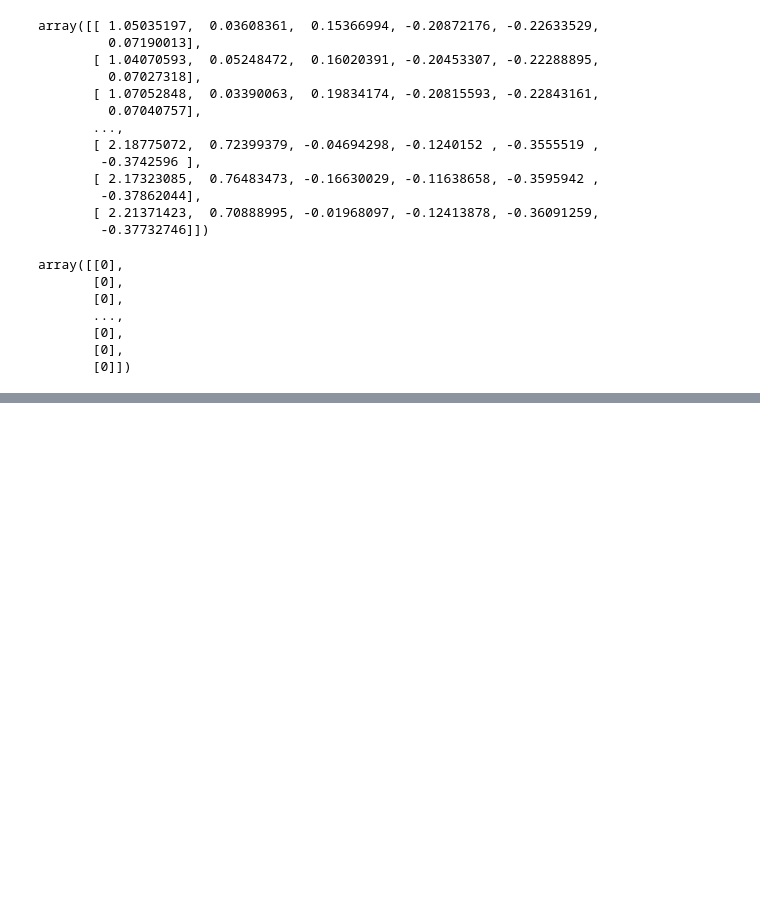
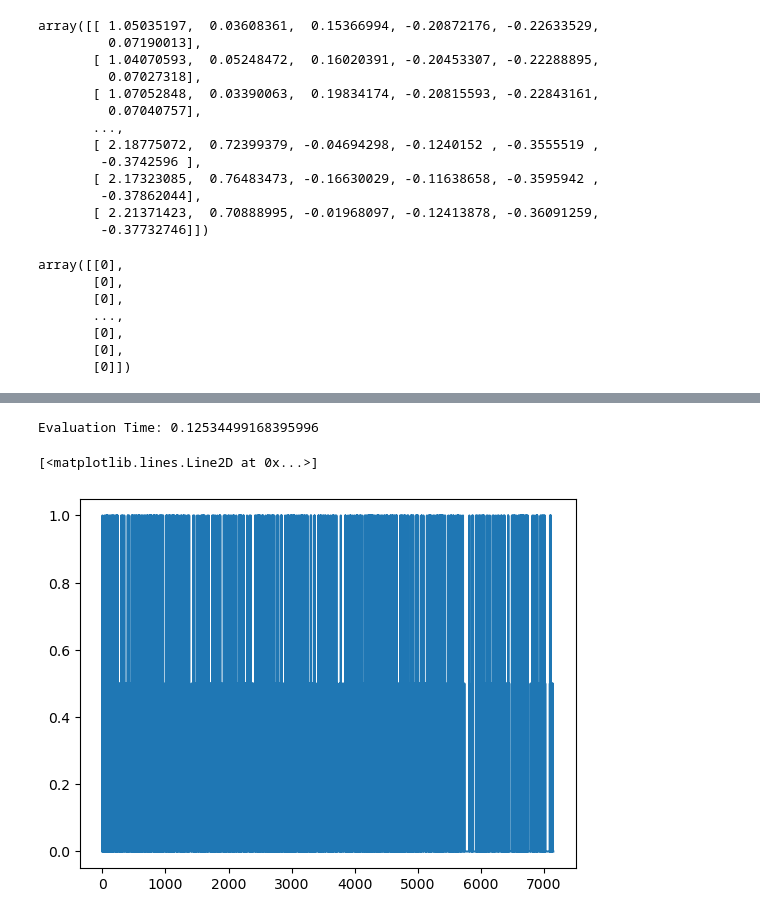
Before and after one commit to Rehan080374/panda_research, a Jupyter notebook: neural network.ipynb, the cells around one changed output, grey strips where cells are left out. Cells and saved outputs as stored; diff of their text form; code cells hidden in the pictures; blank space fills up the shorter version.

```diff
--- a/neural network.ipynb
+++ b/neural network.ipynb
@@ -83,0 +66,6 @@ print(y_test.shape)
+# %%
+scaler = MinMaxScaler()
+X1= scaler.fit_transform(X)
+x1 = scaler.transform(X1)
+
+print(X1.shape)
@@ -83,0 +74,8 @@ print(y_test.shape)
+# %%
+sc = MinMaxScaler()
+
+y1= sc.fit_transform(y.reshape(-1,1))
+#y1 = sc.transform(y1)
+
+
+print(y1.shape)
@@ -264,26 +307,22 @@ def train(train_loader, learn_rate, hidden_dim=256, EPOCHS=5, model_type="GRU"):
     print("Total Training Time: {} seconds".format(str(sum(epoch_times))))
     return model
 # %%
-def evaluate(model, test_x, test_y, label_scalers):
+def evaluate(model, val_loader, label_scalers):
     model.eval()
     outputs = []
     targets = []
     start_time = time.time()
-    j=0
-    for i in test_x:
-        inp = torch.from_numpy(np.array(test_x[j]))
-        labs = torch.from_numpy(np.array(test_y[j]))
+    for each_x,each_y in val_loader:
+        inp = (each_x.to(device))
+        labs = (each_y.to(device))
         h = model.init_hidden(inp.shape[0])
-        out, h = model(inp.to(device).float(), h)
-        outputs.append(label_scalers[i].inverse_transform(out.cpu().detach().numpy()).reshape(-1))
-        targets.append(label_scalers[i].inverse_transform(labs.numpy()).reshape(-1))
-        j+=1
+        # print(inp.size)
+        out, h = model(inp, h)
+        outputs.extend(out.cpu().detach().numpy().reshape(1, -1)[0])
+        targets.extend(each_y.cpu().numpy().reshape(1, -1)[0])
     print("Evaluation Time: {}".format(str(time.time()-start_time)))
-    sMAPE = 0
-    for i in range(len(outputs)):
-        sMAPE += np.mean(abs(outputs[i]-targets[i])/(targets[i]+outputs[i])/2)/len(outputs)
-    print("sMAPE: {}%".format(sMAPE*100))
-    return outputs, targets, sMAPE
+
+    return outputs, targets
 # %%
 lr = 0.001
 gru_model = train(train_loader, lr, model_type="GRU")
@@ -310,0 +348,9 @@ Total Training Time: 3514.307790994644 seconds
+# %%
+gru_outputs, targets = evaluate(gru_model, val_loader, label_scalers=y_te)
+# %% [output]
+Evaluation Time: 0.12534499168395996
+# %%
+plt.plot( targets)
+# %% [output]
+[<matplotlib.lines.Line2D at 0x...>]
+[figure, added]
```
Also changed, not shown: parts of 14 cells of this notebook, 1 other file.
